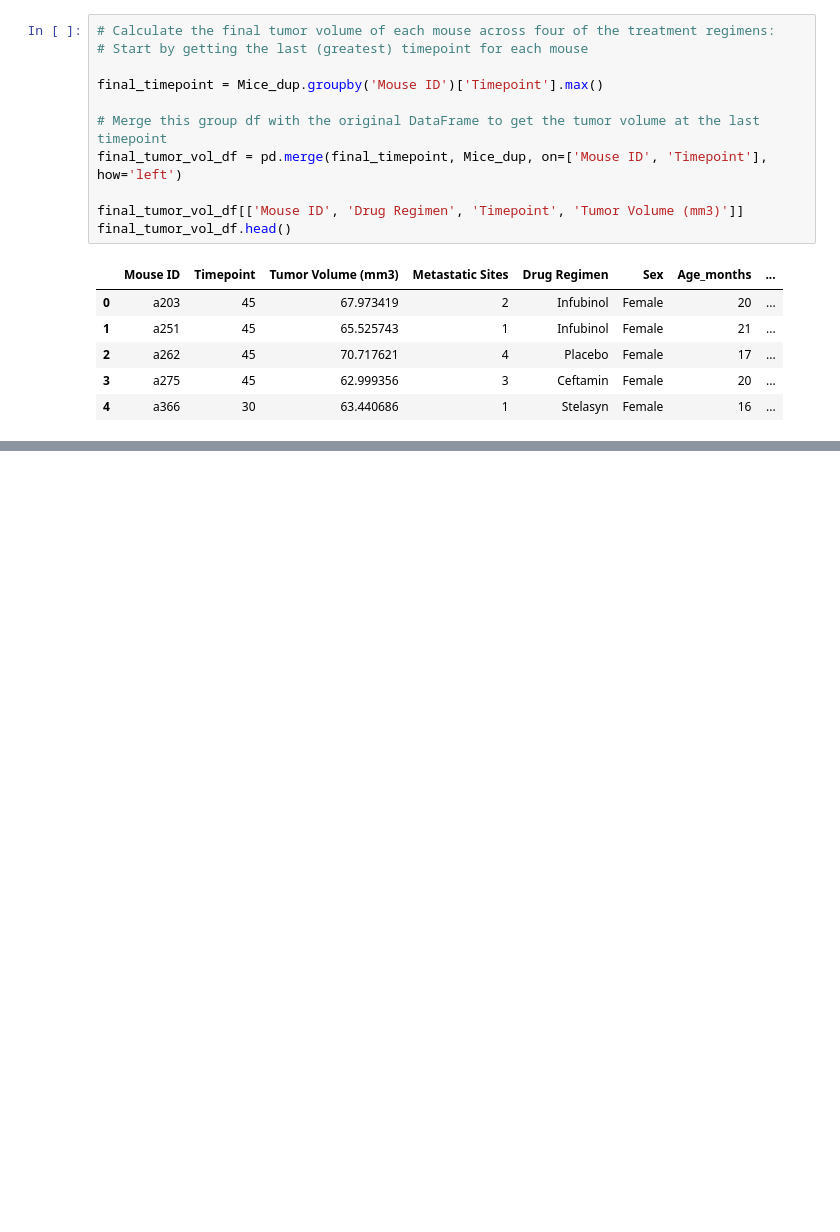
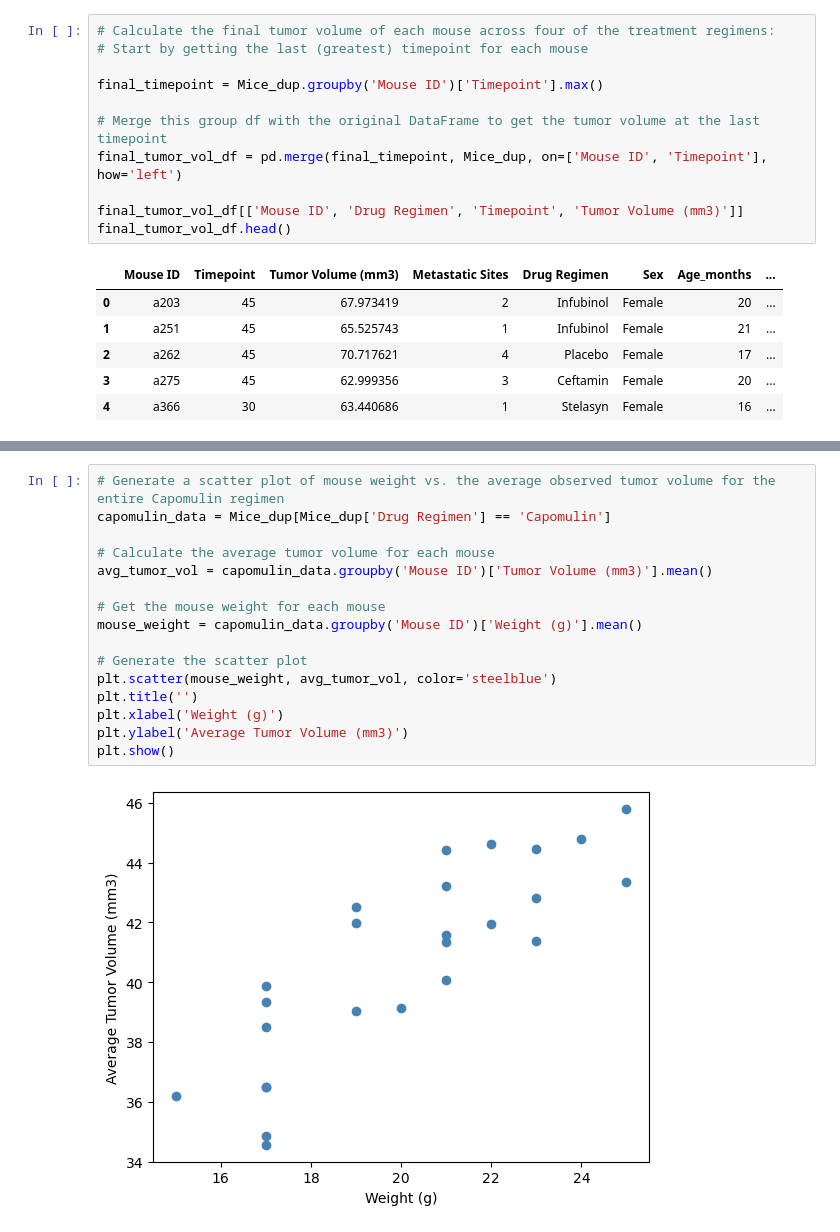
Before and after one commit to AMRITKAUR89/MatPlotLib-Challenge, a Jupyter notebook: Pymaceuticals/Matplotlib.ipynb, the cells around one changed output, grey strips where cells are left out. Saved outputs shown, nothing was run; the diff lists cells and outputs as text; blank space fills up the shorter version.

```diff
--- a/Pymaceuticals/Matplotlib.ipynb
+++ b/Pymaceuticals/Matplotlib.ipynb
@@ -260 +313,19 @@ Ceftamin's potential outliers: Series([], Name: Tumor Volume (mm3), dtype: float
+# %%
+# Generate a scatter plot of mouse weight vs. the average observed tumor volume for the entire Capomulin regimen
+capomulin_data = Mice_dup[Mice_dup['Drug Regimen'] == 'Capomulin']
+
+# Calculate the average tumor volume for each mouse
+avg_tumor_vol = capomulin_data.groupby('Mouse ID')['Tumor Volume (mm3)'].mean()
+
+# Get the mouse weight for each mouse
+mouse_weight = capomulin_data.groupby('Mouse ID')['Weight (g)'].mean()
+
+# Generate the scatter plot
+plt.scatter(mouse_weight, avg_tumor_vol, color='steelblue')
+plt.title('')
+plt.xlabel('Weight (g)')
+plt.ylabel('Average Tumor Volume (mm3)')
+plt.show()
+# %% [output]
+[figure, added]
 # %%
```
Also changed, not shown: parts of 11 cells of this notebook.
